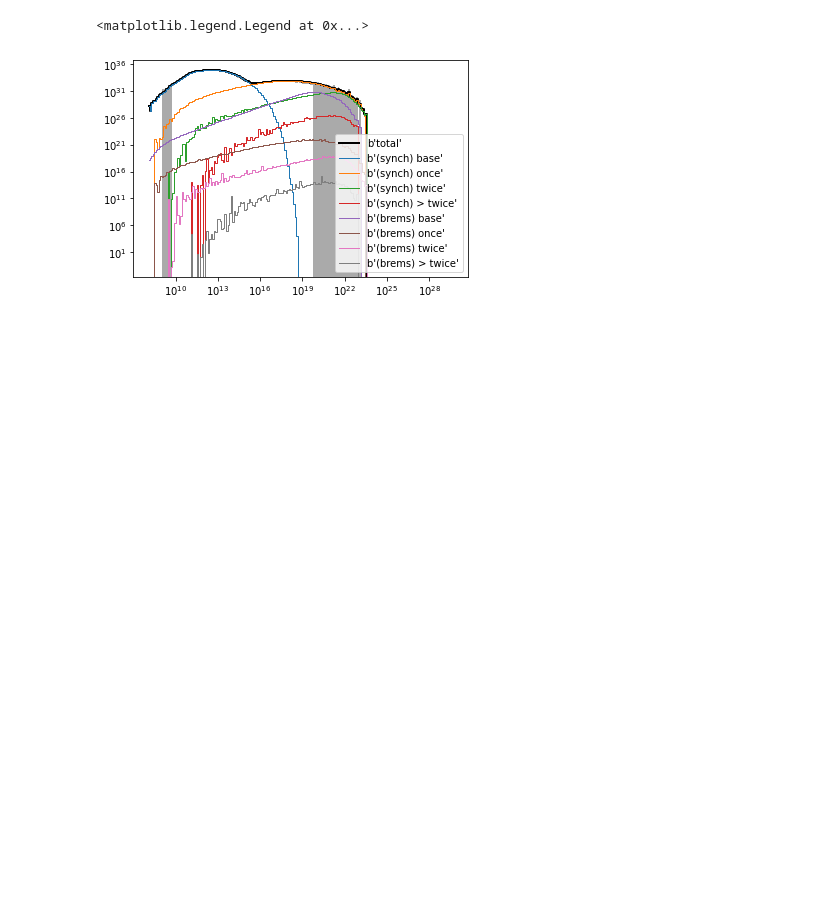
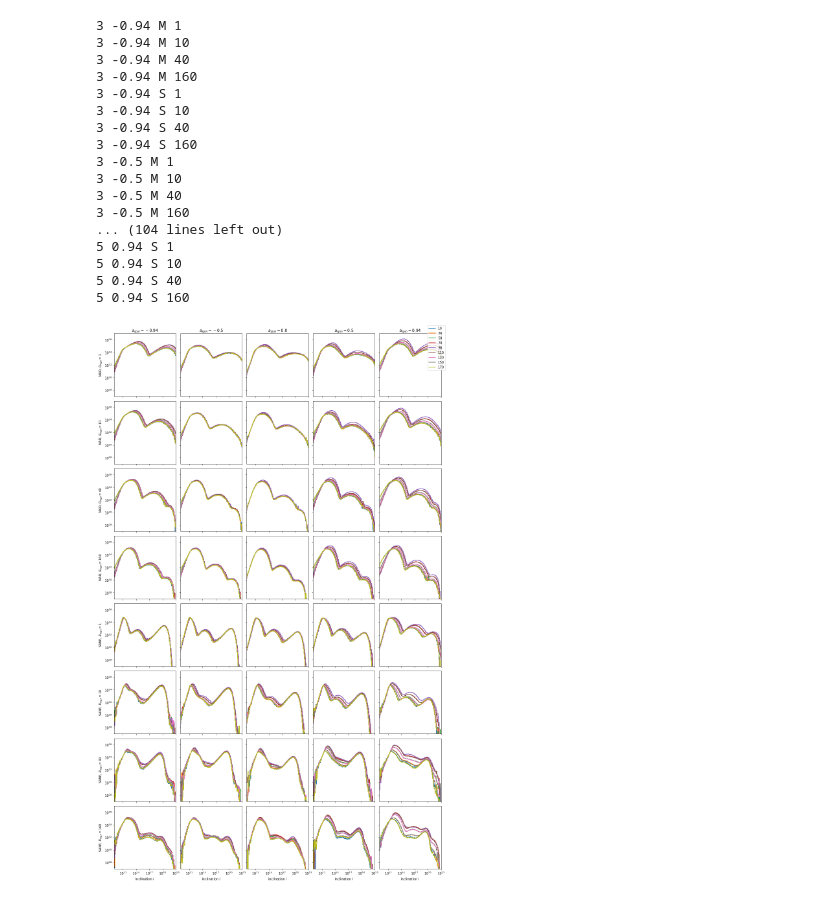
Before and after one commit to eventhorizontelescope/2017_sgra_paper5, a Jupyter notebook: output_sed.ipynb, the cells around one changed output. Cells and saved outputs as stored; diff of their text form; code cells hidden in the pictures; blank space fills up the shorter version.

Commit message:
Update "output_sed.ipynb" to plot SED grids

```diff
--- a/output_sed.ipynb
+++ b/output_sed.ipynb
@@ -35,9 +25,68 @@ if not all(rlz == 16):
-# %%
-fig, ax = plt.subplots(1,1)
-
-viz.step(ax, nu, np.mean(avg, axis=0), std=np.mean(err, axis=0), label=knd)
-
-ax.legend()
-# %% [output]
-<matplotlib.legend.Legend at 0x...>
-[figure, removed]
+# %%
+def readsed(f):
+    with h5py.File(f) as h:
+        time = h['time'][:]
+        nu   = h['nu'  ][:]
+        knd  = h['knd' ][:]
+        avg  = h['avg' ][:]
+        # err  = h['err' ][:]
+        rlz  = h['len' ][:]
+
+    if not all(rlz == 16):
+        print('WARNING: less than 16 realizations:', f)
+
+    return nu, np.mean(avg[:,:,0],axis=0), knd
+# %%
+for w in win:
+    fig, axes = plt.subplots(8, 5, figsize=(15,24), sharex=True, sharey=True)
+
+    for c, a in enumerate(aspin):
+        for r1, m in enumerate(mag):
+            for r2, Rh in enumerate(Rhigh):
+                print(w, a, m, Rh)
+                r  = r1 * 4 + r2
+                ax = axes[r][c]
+
+                sel = pf(aspin=a)(mag=m)(Rhigh=Rh)(win=w)
+                if len(sel) != 9:
+                    print('WARNING: too many matchingn tables')
+
+                for i, (j, row) in enumerate(sel.sort_values('inc').iterrows()):
+                    nu, avg, knd = readsed(row.path)
+                    if c == 0 and r == 0:
+                        viz.step(ax, nu, avg, color=f'C{i}', label=[row.inc])
+                    else:
+                        viz.step(ax, nu, avg, color=f'C{i}')
+
+                ax.set_xlim(1e9,  1e23)
+                ax.set_ylim(1e27, 1e37)
+
+                if r == 0:
+                    ax.set_title(f'$a_{{spin}} = {a}$')
+                elif r == 7:
+                    ax.set_xlabel('inclination $i$')
+                if c == 0:
+                    ax.set_ylabel(f'{"MAD" if m == "M" else "SANE"}, $R_{{high}} = {Rh}$')
+
+    fig.tight_layout()
+    fig.legend()
+    fig.savefig(f'output/plot/sedgrid_Illinois_thermal_w{w:d}.pdf')
+# %% [output]
+3 -0.94 M 1
+3 -0.94 M 10
+3 -0.94 M 40
+3 -0.94 M 160
+3 -0.94 S 1
+3 -0.94 S 10
+3 -0.94 S 40
+3 -0.94 S 160
+3 -0.5 M 1
+3 -0.5 M 10
+3 -0.5 M 40
+3 -0.5 M 160
+... (104 lines left out)
+5 0.94 S 1
+5 0.94 S 10
+5 0.94 S 40
+5 0.94 S 160
+[figure, added]
```
Also changed, not shown: parts of 4 cells of this notebook.
